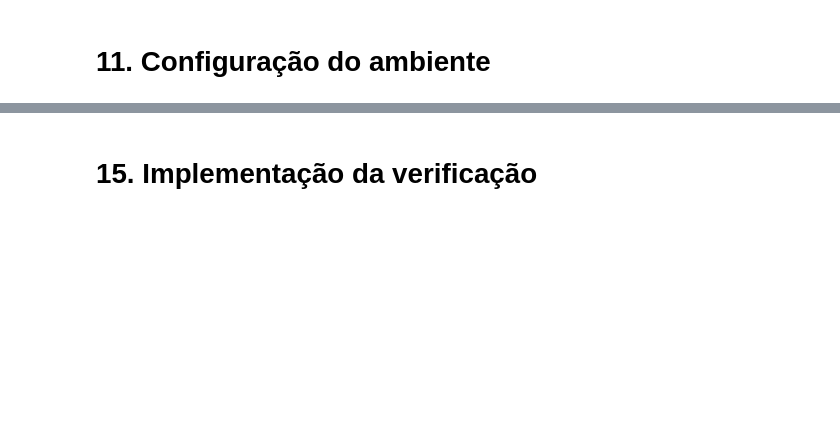
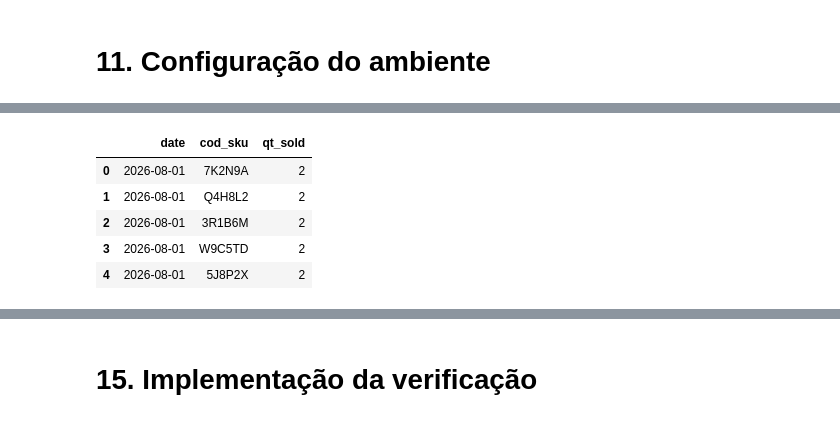
Before and after one commit to andluizsouza/unicamp-llm-agents, a Jupyter notebook: modules/04_projeto_pratico/step_01/E1_souza.ipynb, the cells around one changed output, grey strips where cells are left out. Cells and saved outputs as stored; diff of their text form; code cells hidden in the pictures; blank space fills up the shorter version.

```diff
--- a/modules/04_projeto_pratico/step_01/E1_souza.ipynb
+++ b/modules/04_projeto_pratico/step_01/E1_souza.ipynb
@@ -316,3 +350,12 @@ df_catalogo.head()
+# %%
+df_vendas.head()
+# %% [output]
+|  | date | cod_sku | qt_sold |
+| 0 | 2026-08-01 | 7K2N9A | 2 |
+| 1 | 2026-08-01 | Q4H8L2 | 2 |
+| 2 | 2026-08-01 | 3R1B6M | 2 |
+| 3 | 2026-08-01 | W9C5TD | 2 |
+| 4 | 2026-08-01 | 5J8P2X | 2 |
 # %%
 sales_rows = generate_sales()
 print(f"TODAY={TODAY} | janela ranking={WINDOW_START} .. {WINDOW_END} (TODAY excluído)")
```
Also changed, not shown: parts of 38 cells of this notebook.
